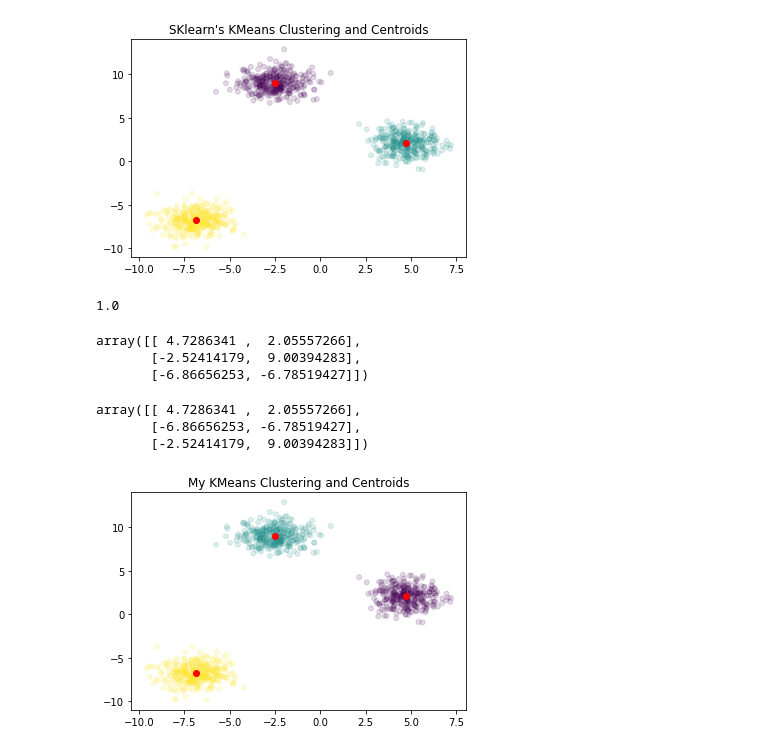
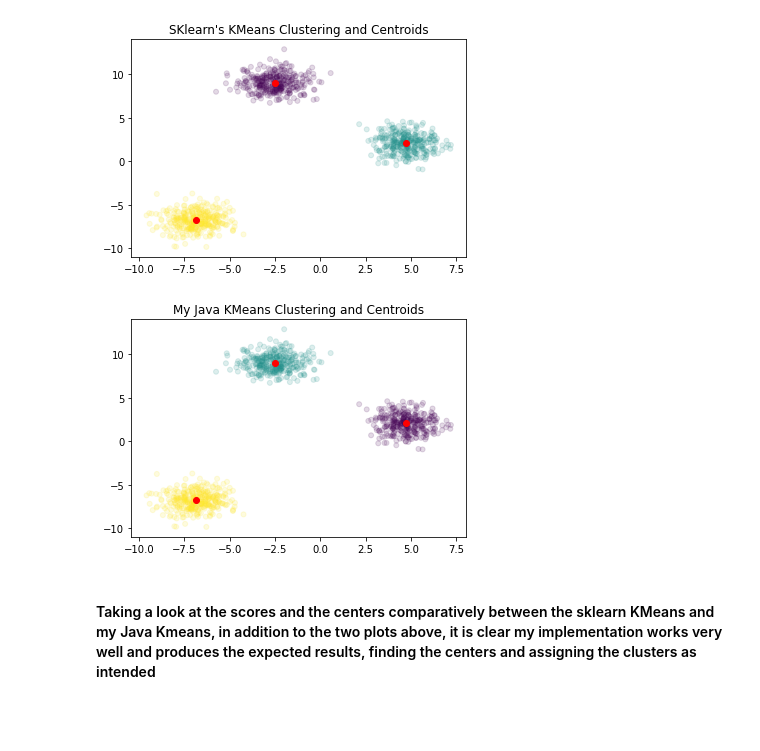
Before and after one commit to ktgregg/Assignment1-KMeans-Java, a Jupyter notebook: Dataset1 EDA and kmeans comparison.ipynb, the cells around one changed output. Cells and saved outputs as stored; diff of their text form; code cells hidden in the pictures; blank space fills up the shorter version.

```diff
--- a/Dataset1 EDA and kmeans comparison.ipynb
+++ b/Dataset1 EDA and kmeans comparison.ipynb
@@ -43,7 +44,7 @@ input_path = "blobs.csv"
 labels_output_path = "blobs_labels_output.csv"
 centers_output_path = "blobs_centers_output.csv"
 random_state = 42
-num_centroids = 3
+num_centroids = num_clusters
 num_max_iterations = 100
 
 cwd = os.getcwd()
@@ -51,6 +52,10 @@ os.chdir(cwd)
 os.system('javac KMeans.java')
 run_command = "java " + "KMeans " + input_path + " " + labels_output_path + " " + centers_output_path + " " + str(random_state) + " " + str(num_centroids) + " " + str(num_max_iterations)
 os.system(run_command)
+
+# store the labels and centers from the csv files generated by java kmeans
+output_labels = pd.read_csv("blobs_labels_output.csv", header=None).to_numpy().flatten()
+output_centers = pd.read_csv("blobs_centers_output.csv", header=None).to_numpy()
 # %% [output]
 args [blobs.csv, blobs_labels_output.csv, blobs_centers_output.csv, 42, 3, 100]
 
@@ -82,34 +117,12 @@ blobs_df.to_csv("blobs.csv", header=None, index=False)
-# %%
-output_labels = pd.read_csv("blobs_labels_output.csv", header=None)
-output_labels_ndarray = output_labels.to_numpy().flatten()
-# %%
-from sklearn.metrics import v_measure_score
-
-score = v_measure_score(labels, output_labels_ndarray)
-score
-# %% [output]
-1.0
-# %%
-output_centers = pd.read_csv("blobs_centers_output.csv", header=None)
-output_centers_ndarray = output_centers.to_numpy()
-output_centers_ndarray
-# %% [output]
-array([[ 4.7286341 ,  2.05557266],
-       [-2.52414179,  9.00394283],
-       [-6.86656253, -6.78519427]])
-# %%
-centers
-# %% [output]
-array([[ 4.7286341 ,  2.05557266],
-       [-6.86656253, -6.78519427],
-       [-2.52414179,  9.00394283]])
 # %%
 # plotting the blobs dataset
-plt.scatter(blobs[:,0], blobs[:,1], s=25, c=output_labels_ndarray, alpha=0.15)
+plt.scatter(blobs[:,0], blobs[:,1], s=25, c=output_labels, alpha=0.15)
 # plotting the centers of our cluster from sklearn's kmeans
-plt.scatter(output_centers_ndarray[:,0], output_centers_ndarray[:,1], color='red')
+plt.scatter(output_centers[:,0], output_centers[:,1], color='red')
 
-plt.title("My KMeans Clustering and Centroids")
+plt.title("My Java KMeans Clustering and Centroids")
 plt.show()
 # %% [output]
-[figure, old version]
+[figure, new version]
+# %% [markdown]
+#### Taking a look at the scores and the centers comparatively between the sklearn KMeans and my Java Kmeans, in addition to the two plots above, it is clear my implementation works very well and produces the expected results, finding the centers and assigning the clusters as intended
```
Also changed, not shown: parts of 10 cells of this notebook, 14 other files.
